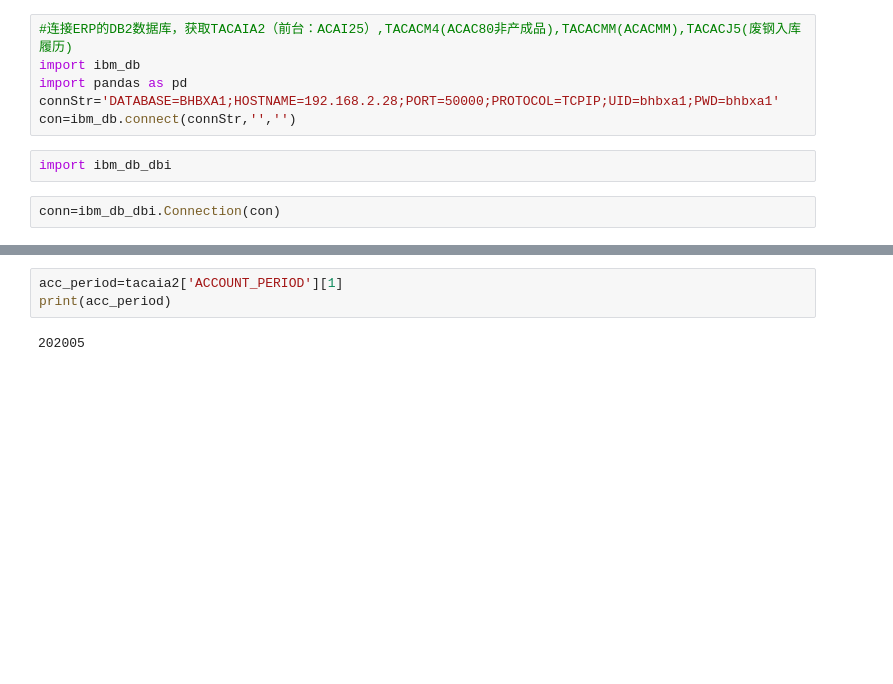
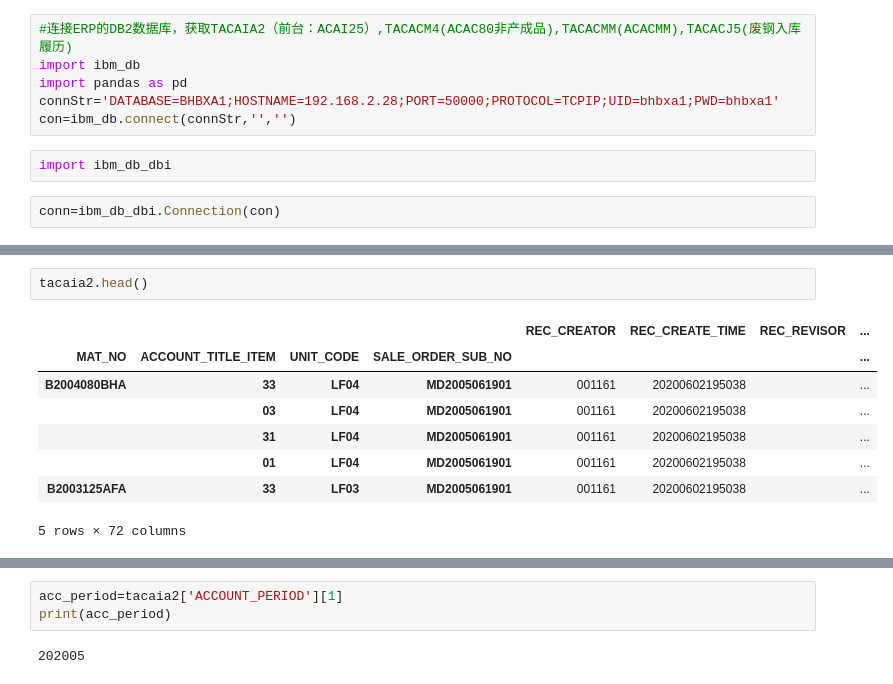
Before and after one commit to wangweity/CostCal, a Jupyter notebook: CostCalV0.1-20200616.ipynb, the cells around one changed output, grey strips where cells are left out. Saved outputs shown, nothing was run; the diff lists cells and outputs as text; blank space fills up the shorter version.

```diff
--- a/CostCalV0.1-20200616.ipynb
+++ b/CostCalV0.1-20200616.ipynb
@@ -12,0 +62,11 @@ tacaia2=pd.read_sql('select * from tacaia2',conn,index_col=['MAT_NO','UNIT_CODE'
+# %%
+tacaia2.head()
+# %% [output]
+|  |  |  |  | REC_CREATOR | REC_CREATE_TIME | REC_REVISOR | ... |
+| MAT_NO | ACCOUNT_TITLE_ITEM | UNIT_CODE | SALE_ORDER_SUB_NO |  |  |  | ... |
+| B2004080BHA | 33 | LF04 | MD2005061901 | 001161 | 20200602195038 |  | ... |
+|  | 03 | LF04 | MD2005061901 | 001161 | 20200602195038 |  | ... |
+|  | 31 | LF04 | MD2005061901 | 001161 | 20200602195038 |  | ... |
+|  | 01 | LF04 | MD2005061901 | 001161 | 20200602195038 |  | ... |
+| B2003125AFA | 33 | LF03 | MD2005061901 | 001161 | 20200602195038 |  | ... |
+5 rows × 72 columns
```
Also changed, not shown: parts of 9 cells of this notebook.
